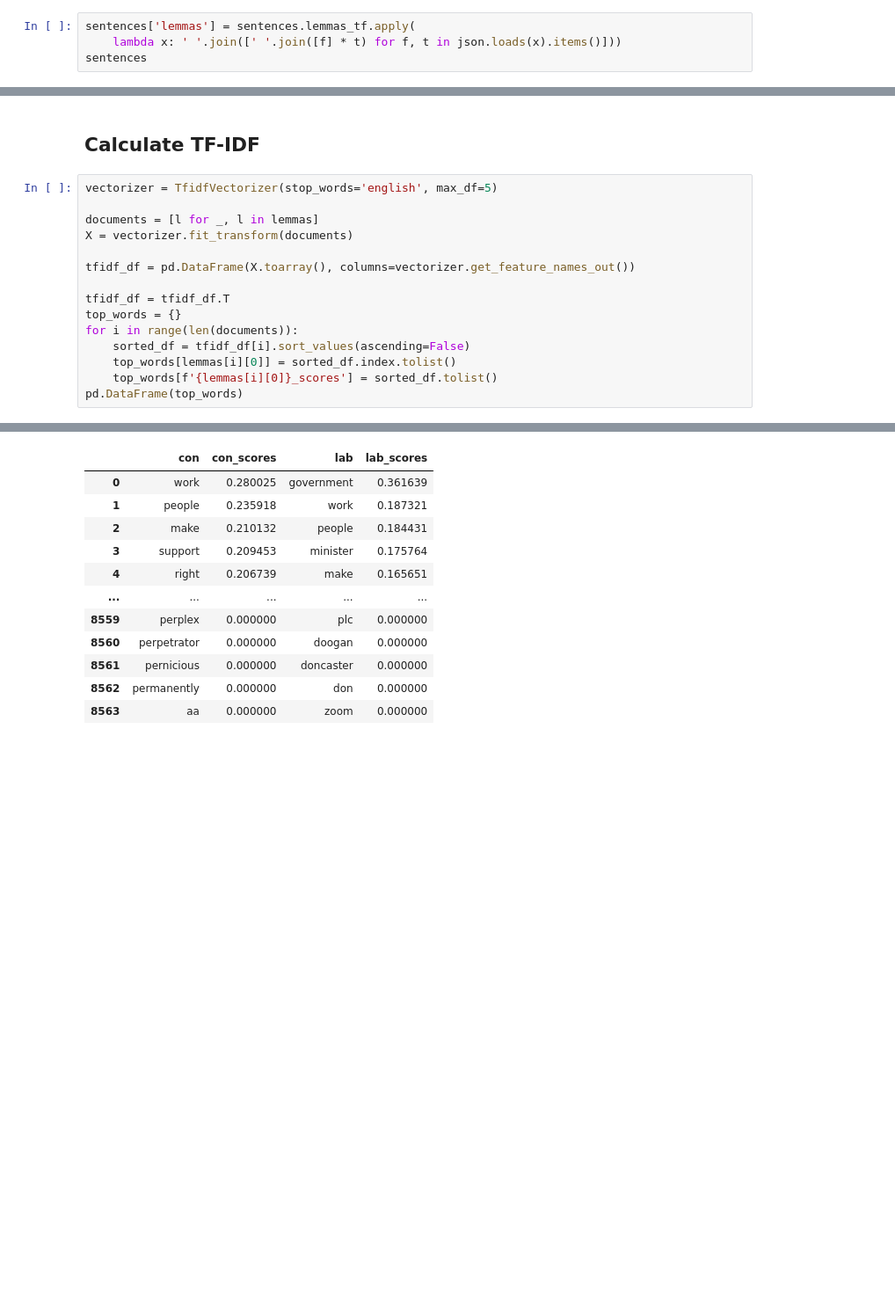
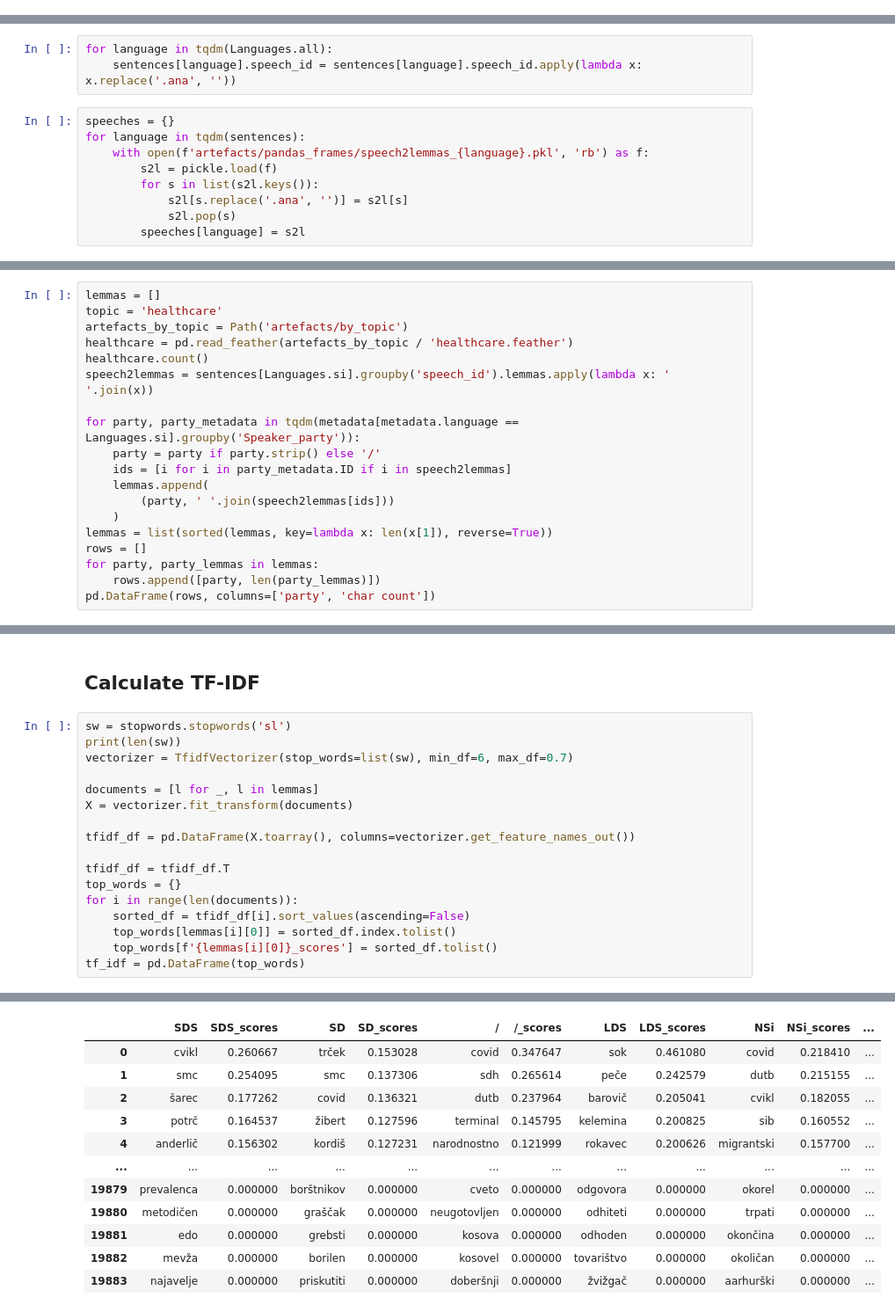
Before and after one commit to vidklopcic/dhh23, a Jupyter notebook: calculate_tf_idf_sklearn.ipynb, the cells around one changed output, grey strips where cells are left out. Shown: that part at 88% size. Cells and saved outputs as stored; diff of their text form; blank space fills up the shorter version.

Commit message:
extract datasets by topic, tf_idf by topic

```diff
--- a/calculate_tf_idf_sklearn.ipynb
+++ b/calculate_tf_idf_sklearn.ipynb
@@ -28,7 +35,3 @@ metadata
 | 1365548 | 216 | ParlaMint-UA_2019-11-13-m0.u217 | Ukrainian parliamentary corpus Pa... | 2019-11-13 | Unicameralism | 9 | 2 |  | 2019-11-13 |  | Reference | ... |
 | 1365549 | 217 | ParlaMint-UA_2019-11-13-m0.u218 | Ukrainian parliamentary corpus Pa... | 2019-11-13 | Unicameralism | 9 | 2 |  | 2019-11-13 |  | Reference | ... |
 1365550 rows × 20 columns
-# %%
-sentences['lemmas'] = sentences.lemmas_tf.apply(
-    lambda x: ' '.join([' '.join([f] * t) for f, t in json.loads(x).items()]))
-sentences
@@ -49,3 +54,15 @@ sentences
+# %%
+for language in tqdm(Languages.all):
+    sentences[language].speech_id = sentences[language].speech_id.apply(lambda x: x.replace('.ana', ''))
+# %%
+speeches = {}
+for language in tqdm(sentences):
+    with open(f'artefacts/pandas_frames/speech2lemmas_{language}.pkl', 'rb') as f:
+        s2l = pickle.load(f)
+        for s in list(s2l.keys()):
+            s2l[s.replace('.ana', '')] = s2l[s]
+            s2l.pop(s)
+        speeches[language] = s2l
 # %% [markdown]
 ## Prepare data for TF-IDF
 # %% [markdown]
@@ -80,0 +114,19 @@ lemmas = [
+# %%
+lemmas = []
+topic = 'healthcare'
+artefacts_by_topic = Path('artefacts/by_topic')
+healthcare = pd.read_feather(artefacts_by_topic / 'healthcare.feather')
+healthcare.count()
+speech2lemmas = sentences[Languages.si].groupby('speech_id').lemmas.apply(lambda x: ' '.join(x))
+
+for party, party_metadata in tqdm(metadata[metadata.language == Languages.si].groupby('Speaker_party')):
+    party = party if party.strip() else '/'
+    ids = [i for i in party_metadata.ID if i in speech2lemmas]
+    lemmas.append(
+        (party, ' '.join(speech2lemmas[ids]))
+    )
+lemmas = list(sorted(lemmas, key=lambda x: len(x[1]), reverse=True))
+rows = []
+for party, party_lemmas in lemmas:
+    rows.append([party, len(party_lemmas)])
+pd.DataFrame(rows, columns=['party', 'char count'])
@@ -81,7 +151,9 @@ lemmas = [
 # %% [markdown]
 ## Calculate TF-IDF
 # %%
-vectorizer = TfidfVectorizer(stop_words='english', max_df=5)
+sw = stopwords.stopwords('sl')
+print(len(sw))
+vectorizer = TfidfVectorizer(stop_words=list(sw), min_df=6, max_df=0.7)
 
 documents = [l for _, l in lemmas]
 X = vectorizer.fit_transform(documents)
@@ -94,5 +166,5 @@ for i in range(len(documents)):
     sorted_df = tfidf_df[i].sort_values(ascending=False)
     top_words[lemmas[i][0]] = sorted_df.index.tolist()
     top_words[f'{lemmas[i][0]}_scores'] = sorted_df.tolist()
-pd.DataFrame(top_words)
+tf_idf = pd.DataFrame(top_words)
 # %% [output]
@@ -99,12 +172,12 @@ pd.DataFrame(top_words)
-|  | con | con_scores | lab | lab_scores |
-| 0 | work | 0.280025 | government | 0.361639 |
-| 1 | people | 0.235918 | work | 0.187321 |
-| 2 | make | 0.210132 | people | 0.184431 |
-| 3 | support | 0.209453 | minister | 0.175764 |
-| 4 | right | 0.206739 | make | 0.165651 |
-| ... | ... | ... | ... | ... |
-| 8559 | perplex | 0.000000 | plc | 0.000000 |
-| 8560 | perpetrator | 0.000000 | doogan | 0.000000 |
-| 8561 | pernicious | 0.000000 | doncaster | 0.000000 |
-| 8562 | permanently | 0.000000 | don | 0.000000 |
-| 8563 | aa | 0.000000 | zoom | 0.000000 |
+|  | SDS | SDS_scores | SD | SD_scores | / | /_scores | LDS | LDS_scores | NSi | NSi_scores | ... |
+| 0 | cvikl | 0.260667 | trček | 0.153028 | covid | 0.347647 | sok | 0.461080 | covid | 0.218410 | ... |
+| 1 | smc | 0.254095 | smc | 0.137306 | sdh | 0.265614 | peče | 0.242579 | dutb | 0.215155 | ... |
+| 2 | šarec | 0.177262 | covid | 0.136321 | dutb | 0.237964 | barovič | 0.205041 | cvikl | 0.182055 | ... |
+| 3 | potrč | 0.164537 | žibert | 0.127596 | terminal | 0.145795 | kelemina | 0.200825 | sib | 0.160552 | ... |
+| 4 | anderlič | 0.156302 | kordiš | 0.127231 | narodnostno | 0.121999 | rokavec | 0.200626 | migrantski | 0.157700 | ... |
+| ... | ... | ... | ... | ... | ... | ... | ... | ... | ... | ... | ... |
+| 19879 | prevalenca | 0.000000 | borštnikov | 0.000000 | cveto | 0.000000 | odgovora | 0.000000 | okorel | 0.000000 | ... |
+| 19880 | metodičen | 0.000000 | graščak | 0.000000 | neugotovljen | 0.000000 | odhiteti | 0.000000 | trpati | 0.000000 | ... |
+| 19881 | edo | 0.000000 | grebsti | 0.000000 | kosova | 0.000000 | odhoden | 0.000000 | okončina | 0.000000 | ... |
+| 19882 | mevža | 0.000000 | borilen | 0.000000 | kosovel | 0.000000 | tovarištvo | 0.000000 | okoličan | 0.000000 | ... |
+| 19883 | najavelje | 0.000000 | priskutiti | 0.000000 | doberšnji | 0.000000 | žvižgač | 0.000000 | aarhurški | 0.000000 | ... |
```
Also changed, not shown: parts of 12 cells of this notebook, 3 other files.
